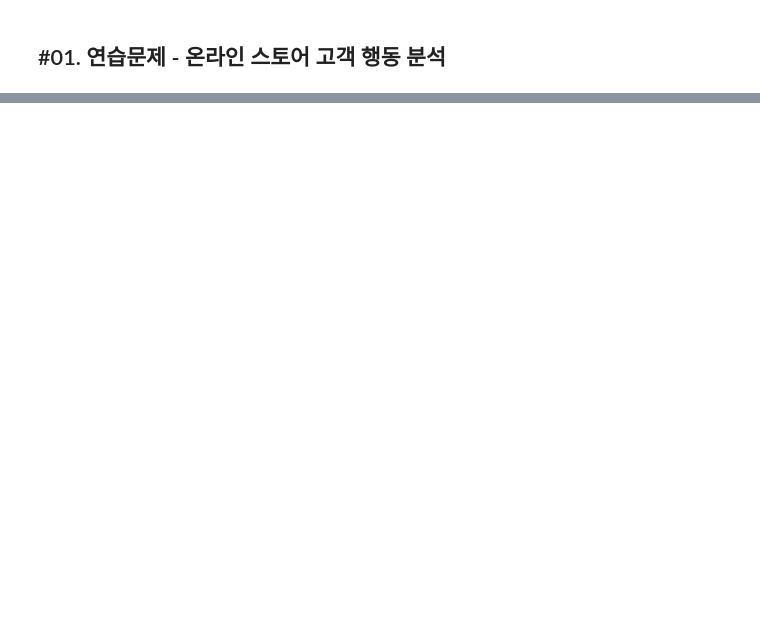
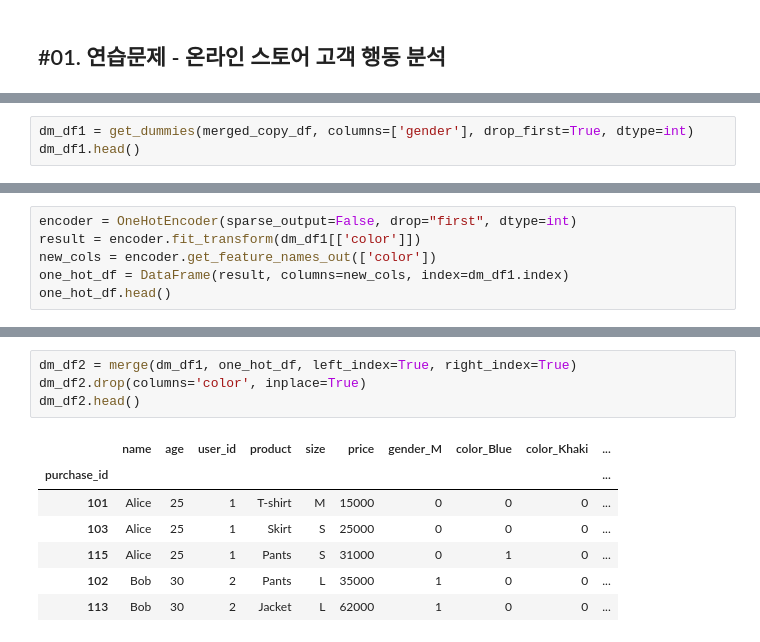
Before and after one commit to choi-yeonju/Python-Basics, a Jupyter notebook: [LAB-04] 데이터 다루기/[LAB-04] 데이터 다루기ㅣ10-더미변수(실습코드) yeonju.ipynb, the cells around one changed output, grey strips where cells are left out. Cells and saved outputs as stored; diff of their text form; blank space fills up the shorter version.

```diff
--- a/[LAB-04] 데이터 다루기/[LAB-04] 데이터 다루기ㅣ10-더미변수(실습코드) yeonju.ipynb
+++ b/[LAB-04] 데이터 다루기/[LAB-04] 데이터 다루기ㅣ10-더미변수(실습코드) yeonju.ipynb
@@ -367,0 +460,3 @@ NameError: name 'concat' is not defined
+# %%
+dm_df1 = get_dummies(merged_copy_df, columns=['gender'], drop_first=True, dtype=int)
+dm_df1.head()
@@ -367,0 +473,6 @@ NameError: name 'concat' is not defined
+# %%
+encoder = OneHotEncoder(sparse_output=False, drop="first", dtype=int)
+result = encoder.fit_transform(dm_df1[['color']])
+new_cols = encoder.get_feature_names_out(['color'])
+one_hot_df = DataFrame(result, columns=new_cols, index=dm_df1.index)
+one_hot_df.head()
@@ -367,0 +487,12 @@ NameError: name 'concat' is not defined
+# %%
+dm_df2 = merge(dm_df1, one_hot_df, left_index=True, right_index=True)
+dm_df2.drop(columns='color', inplace=True)
+dm_df2.head()
+# %% [output]
+|  | name | age | user_id | product | size | price | gender_M | color_Blue | color_Khaki | ... |
+| purchase_id |  |  |  |  |  |  |  |  |  | ... |
+| 101 | Alice | 25 | 1 | T-shirt | M | 15000 | 0 | 0 | 0 | ... |
+| 103 | Alice | 25 | 1 | Skirt | S | 25000 | 0 | 0 | 0 | ... |
+| 115 | Alice | 25 | 1 | Pants | S | 31000 | 0 | 1 | 0 | ... |
+| 102 | Bob | 30 | 2 | Pants | L | 35000 | 1 | 0 | 0 | ... |
+| 113 | Bob | 30 | 2 | Jacket | L | 62000 | 1 | 0 | 0 | ... |
```
Also changed, not shown: parts of 21 cells of this notebook, 4 other files.
